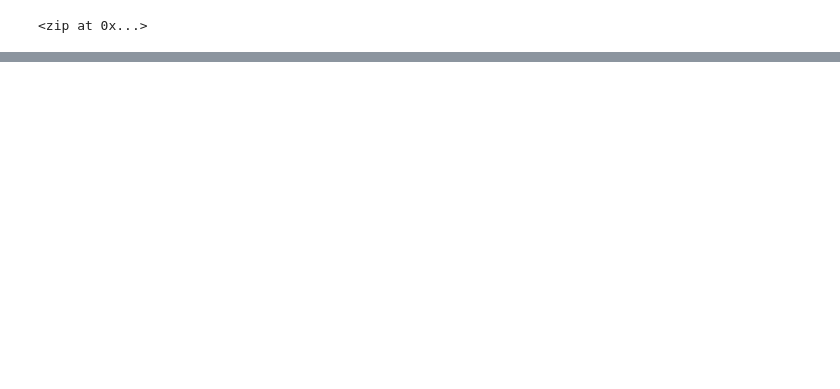
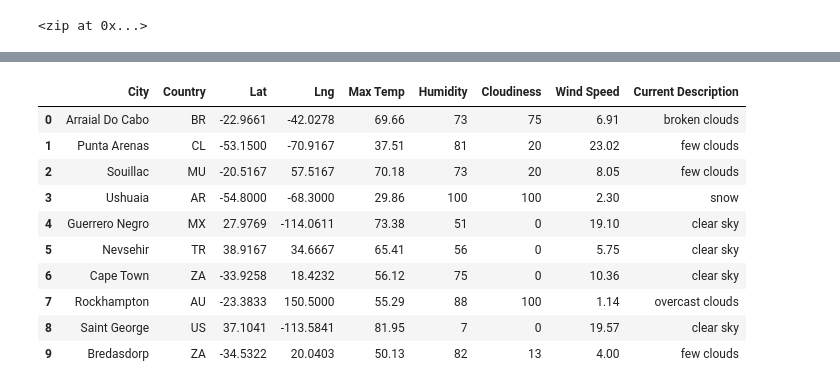
Before and after one commit to lalylaly1227/World_Weather_Analysis, a Jupyter notebook: Weather_Database/Weather_Database.ipynb, the cells around one changed output, grey strips where cells are left out. Saved outputs shown, nothing was run; the diff lists cells and outputs as text; code cells hidden in the pictures; blank space fills up the shorter version.

```diff
--- a/Weather_Database/Weather_Database.ipynb
+++ b/Weather_Database/Weather_Database.ipynb
@@ -167,0 +183,19 @@ city_data_df.head(10)
+# %%
+# Reorder the columns in the order you want them to appear.
+new_column_order = ["City", "Country","Lat", "Lng", "Max Temp", "Humidity", "Cloudiness", "Wind Speed", "Current Description"]
+
+# Assign city_data df the new column order.
+city_data_df = city_data_df[new_column_order]
+city_data_df.head(10)
+# %% [output]
+|  | City | Country | Lat | Lng | Max Temp | Humidity | Cloudiness | Wind Speed | Current Description |
+| 0 | Arraial Do Cabo | BR | -22.9661 | -42.0278 | 69.66 | 73 | 75 | 6.91 | broken clouds |
+| 1 | Punta Arenas | CL | -53.1500 | -70.9167 | 37.51 | 81 | 20 | 23.02 | few clouds |
+| 2 | Souillac | MU | -20.5167 | 57.5167 | 70.18 | 73 | 20 | 8.05 | few clouds |
+| 3 | Ushuaia | AR | -54.8000 | -68.3000 | 29.86 | 100 | 100 | 2.30 | snow |
+| 4 | Guerrero Negro | MX | 27.9769 | -114.0611 | 73.38 | 51 | 0 | 19.10 | clear sky |
+| 5 | Nevsehir | TR | 38.9167 | 34.6667 | 65.41 | 56 | 0 | 5.75 | clear sky |
+| 6 | Cape Town | ZA | -33.9258 | 18.4232 | 56.12 | 75 | 0 | 10.36 | clear sky |
+| 7 | Rockhampton | AU | -23.3833 | 150.5000 | 55.29 | 88 | 100 | 1.14 | overcast clouds |
+| 8 | Saint George | US | 37.1041 | -113.5841 | 81.95 | 7 | 0 | 19.57 | clear sky |
+| 9 | Bredasdorp | ZA | -34.5322 | 20.0403 | 50.13 | 82 | 13 | 4.00 | few clouds |
```
Also changed, not shown: parts of 11 cells of this notebook, 9 other files.
